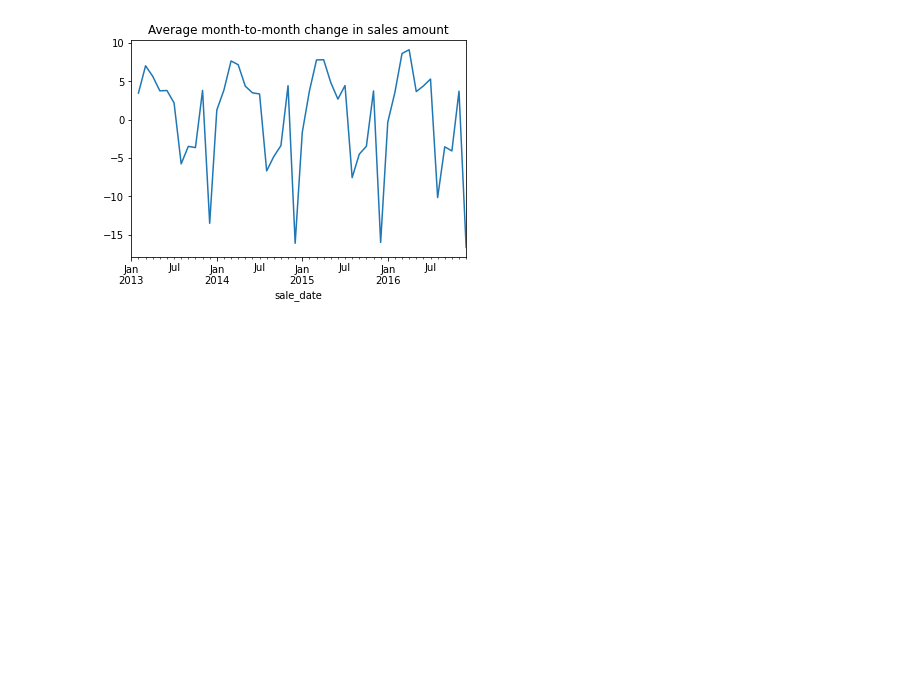
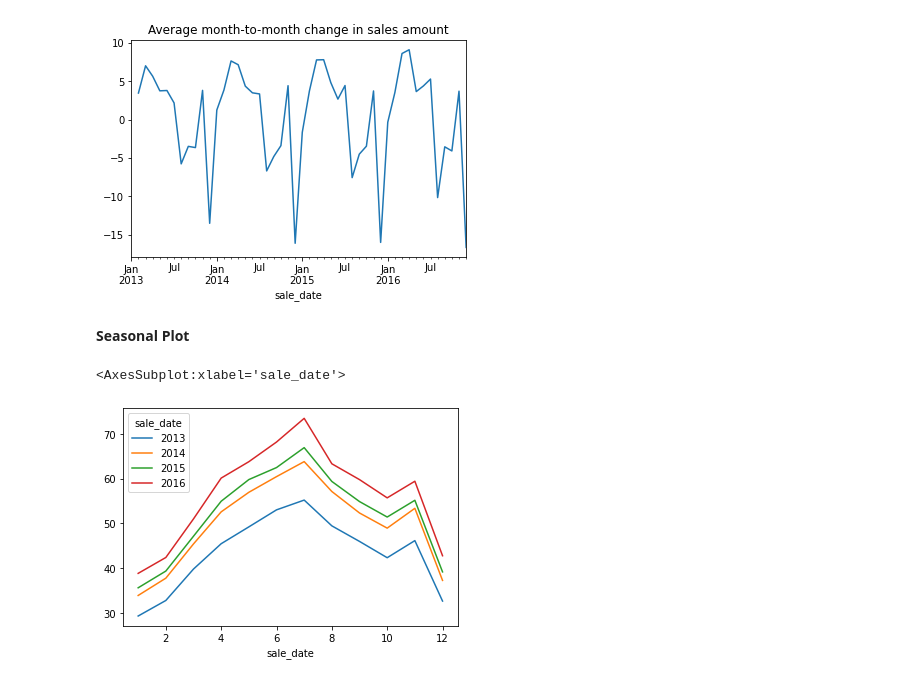
Before and after one commit to KristineCabanela/time-series-exercises, a Jupyter notebook: exploration.ipynb, the cells around one changed output. Saved outputs shown, nothing was run; the diff lists cells and outputs as text; code cells hidden in the pictures; blank space fills up the shorter version.

```diff
--- a/exploration.ipynb
+++ b/exploration.ipynb
@@ -202,3 +202,10 @@ y.resample('M').mean().diff().plot(title='Average month-to-month change in sales
 # %%
 # significant drop in sales in December and January months
 # peak sales months are during Summer months -May through August
+# %% [markdown]
+**Seasonal Plot**
+# %%
+y.groupby([y.index.year, y.index.month]).mean().unstack(0).plot()
+# %% [output]
+<AxesSubplot:xlabel='sale_date'>
+[figure, added]
```
Also changed, not shown: parts of 4 cells of this notebook.
